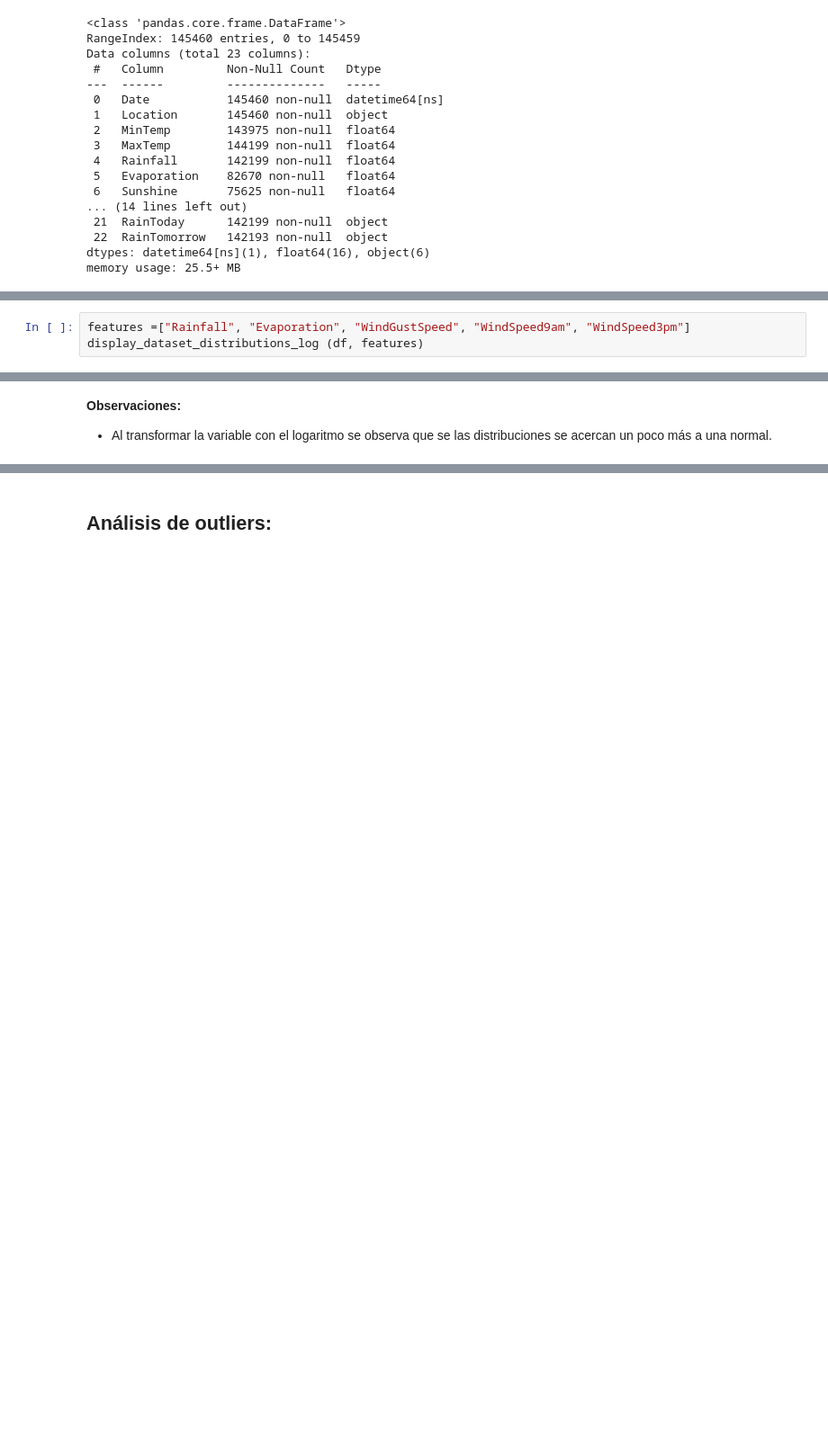
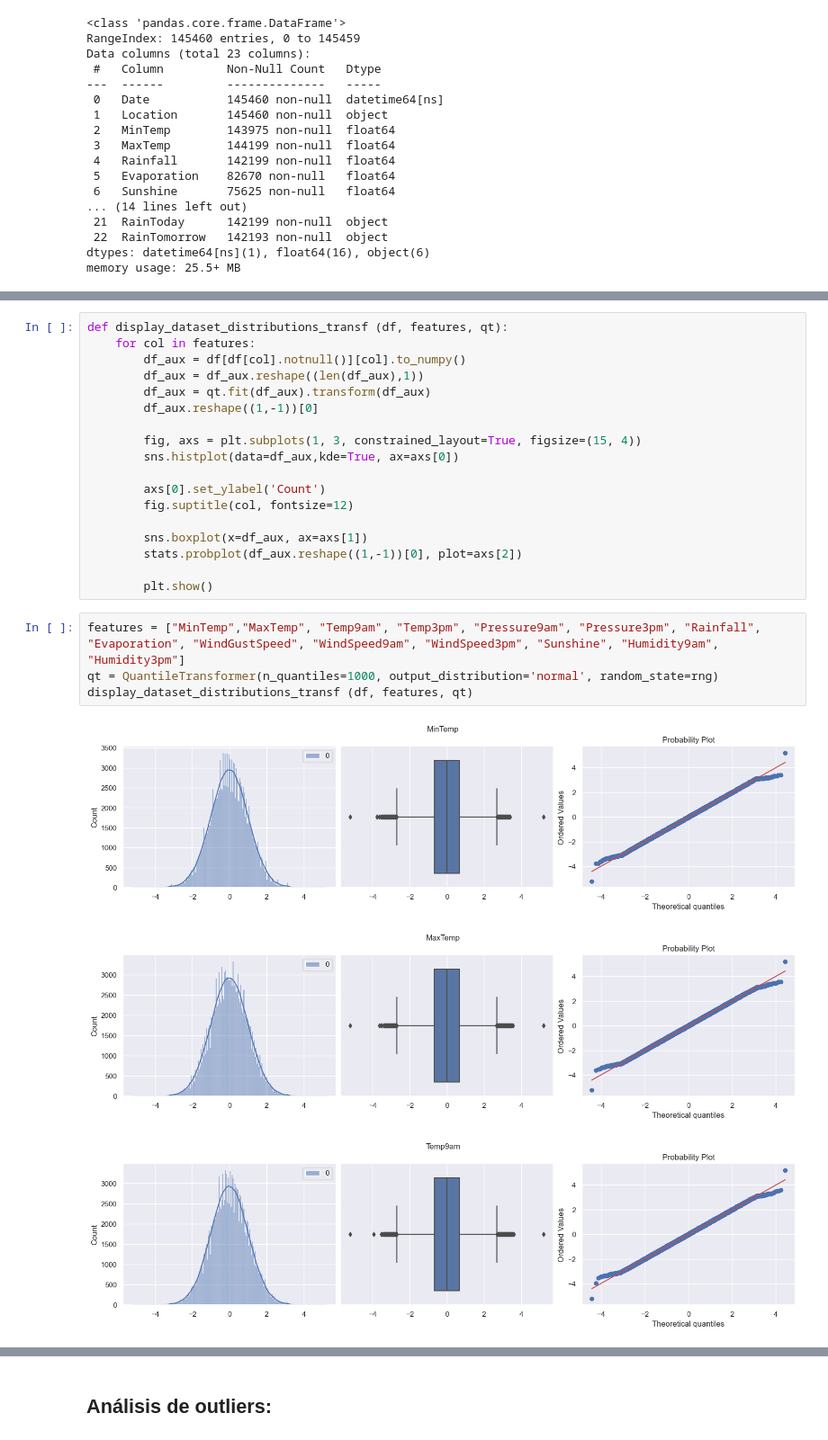
Before and after one commit to pedromperezc/Intro-AI, a Jupyter notebook: TP1 INTEGRADOR/TP Integrador.ipynb, the cells around one changed output, grey strips where cells are left out. Shown at 90% size. Cells and saved outputs as stored; diff of their text form; blank space fills up the shorter version.

```diff
--- a/TP1 INTEGRADOR/TP Integrador.ipynb
+++ b/TP1 INTEGRADOR/TP Integrador.ipynb
@@ -135,3 +167,0 @@ def display_dataset_distributions_log (df, features):
-# %%
-features =["Rainfall", "Evaporation", "WindGustSpeed", "WindSpeed9am", "WindSpeed3pm"]
-display_dataset_distributions_log (df, features)
@@ -144,3 +168,26 @@ display_dataset_distributions_log (df, features)
-# %% [markdown]
-**Observaciones:**
-* Al transformar la variable con el logaritmo se observa que se las distribuciones se acercan un poco más a una normal.
+# %%
+def display_dataset_distributions_transf (df, features, qt):
+    for col in features:
+        df_aux = df[df[col].notnull()][col].to_numpy()
+        df_aux = df_aux.reshape((len(df_aux),1))
+        df_aux = qt.fit(df_aux).transform(df_aux)
+        df_aux.reshape((1,-1))[0]
+
+        fig, axs = plt.subplots(1, 3, constrained_layout=True, figsize=(15, 4))
+        sns.histplot(data=df_aux,kde=True, ax=axs[0])
+
+        axs[0].set_ylabel('Count')
+        fig.suptitle(col, fontsize=12)
+
+        sns.boxplot(x=df_aux, ax=axs[1])
+        stats.probplot(df_aux.reshape((1,-1))[0], plot=axs[2])
+
+        plt.show()
+# %%
+features = ["MinTemp","MaxTemp", "Temp9am", "Temp3pm", "Pressure9am", "Pressure3pm", "Rainfall", "Evaporation", "WindGustSpeed", "WindSpeed9am", "WindSpeed3pm", "Sunshine", "Humidity9am", "Humidity3pm"]
+qt = QuantileTransformer(n_quantiles=1000, output_distribution='normal', random_state=rng)
+display_dataset_distributions_transf (df, features, qt)
+# %% [output]
+[figure, added]
+[figure, added]
+[figure, added]
```
Also changed, not shown: parts of 50 cells of this notebook.
